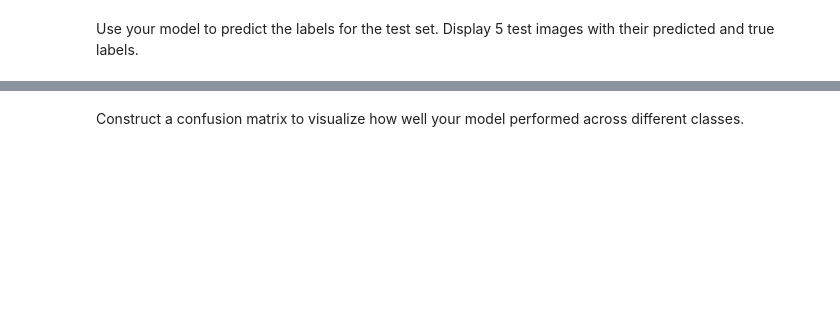
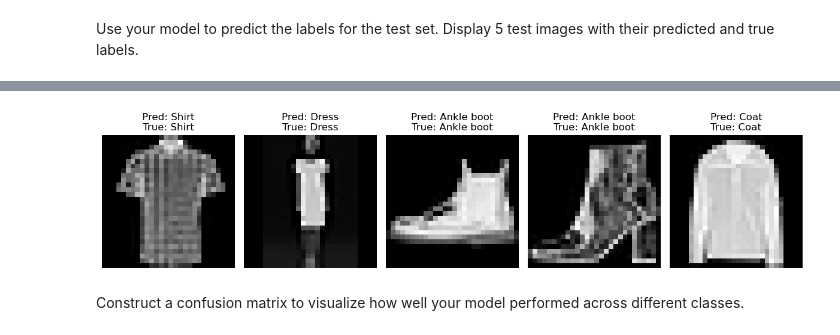
Before and after one commit to ricardomontoyas/W14D2-lab-cnn, a Jupyter notebook: main.ipynb, the cells around one changed output, grey strips where cells are left out. Saved outputs shown, nothing was run; the diff lists cells and outputs as text; code cells hidden in the pictures; blank space fills up the shorter version.

```diff
--- a/main.ipynb
+++ b/main.ipynb
@@ -22,7 +44,8 @@ Visualize 5 random images from the training set with their labels.
 Reshape the data to include a channel dimension and confirm the new shape.
 # %%
 # Task: Reshape x_train and x_test to include the channel dimension
-# Your code here
+x_train = x_train.reshape(-1, 28, 28, 1)
+x_test = x_test.reshape(-1, 28, 28, 1)
 # %% [markdown]
 ## Build the CNN model
 # %% [markdown]
@@ -35,15 +58,24 @@ from tensorflow.keras.layers import Conv2D, MaxPooling2D, Flatten, Dense
 
 # Task: Build your model here
 model = Sequential([
-    # Your layers here
+    Conv2D(32, (3, 3), activation='relu', input_shape=(28, 28, 1)),
+    Conv2D(64, (3, 3), activation='relu'),
+    MaxPooling2D(pool_size=(2, 2)),
+    Flatten(),
+    Dense(10, activation='softmax')  # Output layer for 10 classes
 ])
 # %% [markdown]
 Compile your model with an appropriate optimizer, loss function, and metric.
 # %%
 # Task: Compile your model
-# Your code here
+model.compile(optimizer='adam',
+              loss='sparse_categorical_crossentropy',
+              metrics=['accuracy'])
 # %% [markdown]
 Train your model using model.fit(), setting a validation split of 20% and training for at least 10 epochs.
 # %%
 # Task: Train the model and store the training history in a variable
-# Your code here
+model.fit(
+    x_train, y_train,
+    epochs=10,
+    validation_split=0.2)
@@ -59,3 +119,22 @@ Use your model to predict the labels for the test set. Display 5 test images wit
 # %%
 # Task: Use model.predict() and display predictions
 # Your code here to display images with predicted and actual labels
+
+y_pred_probs = model.predict(x_test)
+y_pred = np.argmax(y_pred_probs, axis=1)
+
+# Select 5 random test images
+num_images = 5
+random_indices = np.random.choice(len(x_test), size=num_images, replace=False)
+
+# Plot
+plt.figure(figsize=(12, 3))
+for i, idx in enumerate(random_indices):
+    plt.subplot(1, num_images, i + 1)
+    plt.imshow(x_test[idx].reshape(28, 28), cmap='gray')
+    plt.title(f"Pred: {class_names[y_pred[idx]]}\nTrue: {class_names[y_test[idx]]}")
+    plt.axis('off')
+
+plt.tight_layout()
+plt.show()
+# %% [output]
@@ -62,3 +142,4 @@ Use your model to predict the labels for the test set. Display 5 test images wit
+[figure, added]
 # %% [markdown]
 Construct a confusion matrix to visualize how well your model performed across different classes.
 # %%
```
Also changed, not shown: parts of 7 cells of this notebook.
